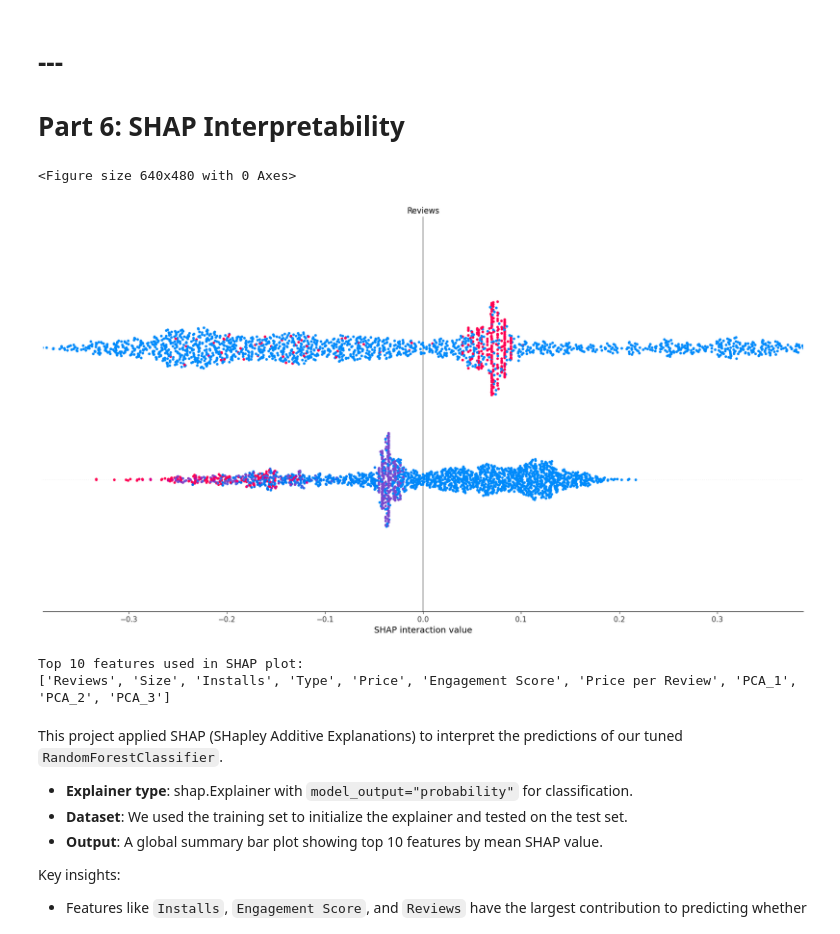
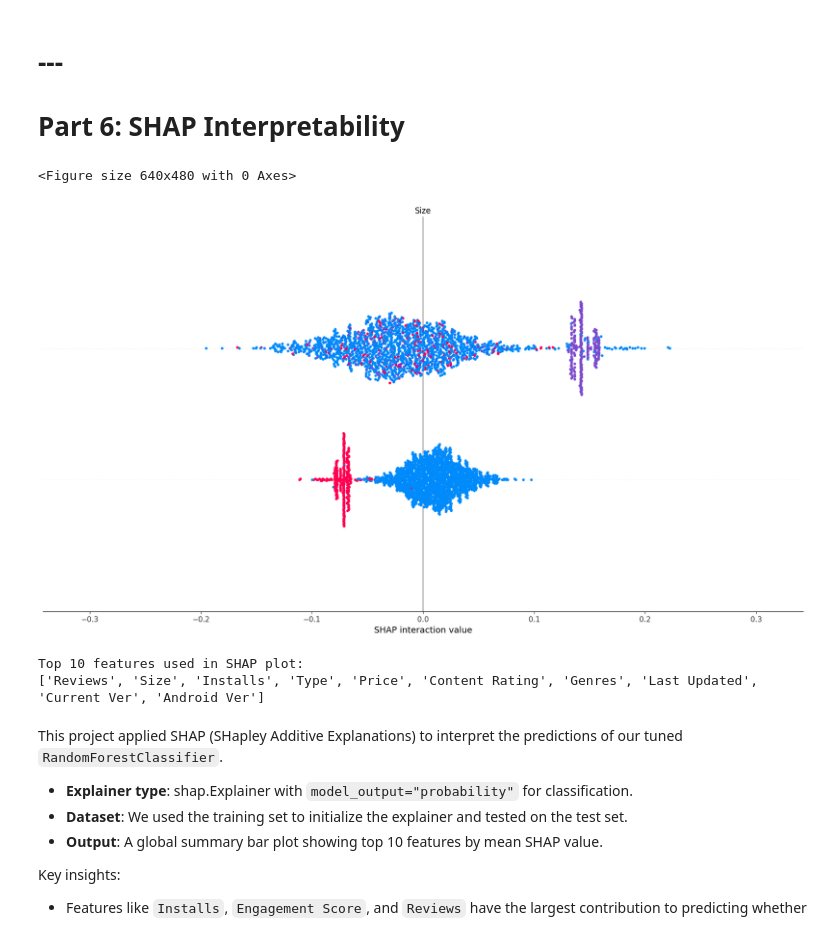
Before and after one commit to LiuMingyue1/google-play-rating-predictor, a Jupyter notebook: notebooks/6105_hw3_MingyueLiu.ipynb, the cells around one changed output. Saved outputs shown, nothing was run; the diff lists cells and outputs as text; code cells hidden in the pictures.

```diff
--- a/notebooks/6105_hw3_MingyueLiu.ipynb
+++ b/notebooks/6105_hw3_MingyueLiu.ipynb
@@ -126,8 +136,7 @@ df = pd.read_csv(data_path)
 # %%
 y = (df["Rating"] >= 4.5).astype(int)
 
-drop_columns = ["App", "Genres", "Last Updated", "Current Ver",
-                "Android Ver", "Content Rating", "Rating", "Is_High_Rated"]
+drop_columns = ["App", "Rating", "Is_High_Rated"]
 
 X = df.drop(columns=drop_columns, errors="ignore")
 X = X.apply(pd.to_numeric, errors="coerce").fillna(0)
@@ -204,0 +203,27 @@ Fitting 5 folds for each of 10 candidates, totalling 50 fits
+# %%
+from sklearn.ensemble import RandomForestClassifier
+from sklearn.model_selection import RandomizedSearchCV
+
+rf = RandomForestClassifier(class_weight='balanced', random_state=42)
+
+param_dist = {
+    'n_estimators': [300, 500, 700],
+    'max_depth': [10, 15, 25, None],
+    'min_samples_split': [2, 5, 10],
+    'min_samples_leaf': [1, 2, 4],
+    'max_features': ['sqrt', 'log2']
+}
+
+search = RandomizedSearchCV(
+    estimator=rf,
+    param_distributions=param_dist,
+    n_iter=40,
+    scoring='accuracy',
+    n_jobs=-1,
+    cv=5,
+    verbose=2,
+    random_state=42
+)
+
+search.fit(X_train, y_train)
+best_model = search.best_estimator_
@@ -234,22 +270,22 @@ weighted avg       0.75      0.74      0.74      2146
 # %%
 import shap
 import pandas as pd
 
 X_train_df = pd.DataFrame(X_train, columns=X.columns)
 X_test_df = pd.DataFrame(X_test, columns=X.columns)
 
-explainer = shap.Explainer(best_clf, X_train_df, model_output="probability")
+explainer = shap.Explainer(best_model, X_train_df, model_output="probability")
 shap_values = explainer(X_test_df)
 
 shap.summary_plot(shap_values, X_test_df, plot_type="bar", max_display=10)
 
 print("Top 10 features used in SHAP plot:")
 print(X_test_df.columns[:10].tolist())
 # %% [output]
 <Figure size 640x480 with 0 Axes>
-[figure, old version]
+[figure, new version]
 Top 10 features used in SHAP plot:
-['Reviews', 'Size', 'Installs', 'Type', 'Price', 'Engagement Score', 'Price per Review', 'PCA_1', 'PCA_2', 'PCA_3']
+['Reviews', 'Size', 'Installs', 'Type', 'Price', 'Content Rating', 'Genres', 'Last Updated', 'Current Ver', 'Android Ver']
 # %% [markdown]
 This project applied SHAP (SHapley Additive Explanations) to interpret the predictions of our tuned `RandomForestClassifier`.
 
```
Also changed, not shown: parts of 9 cells of this notebook, 3 other files.
